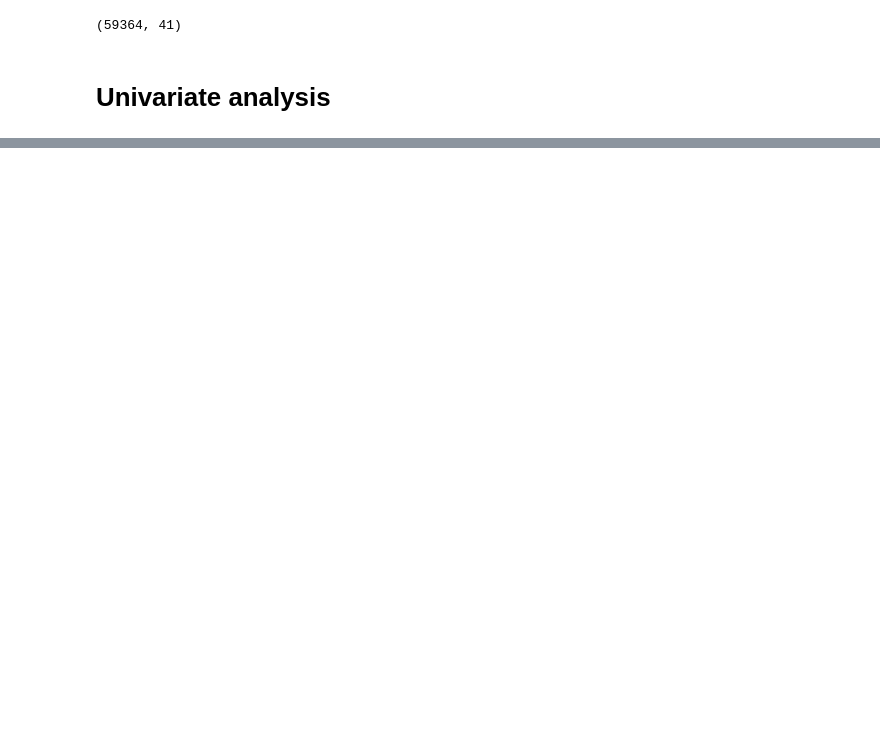
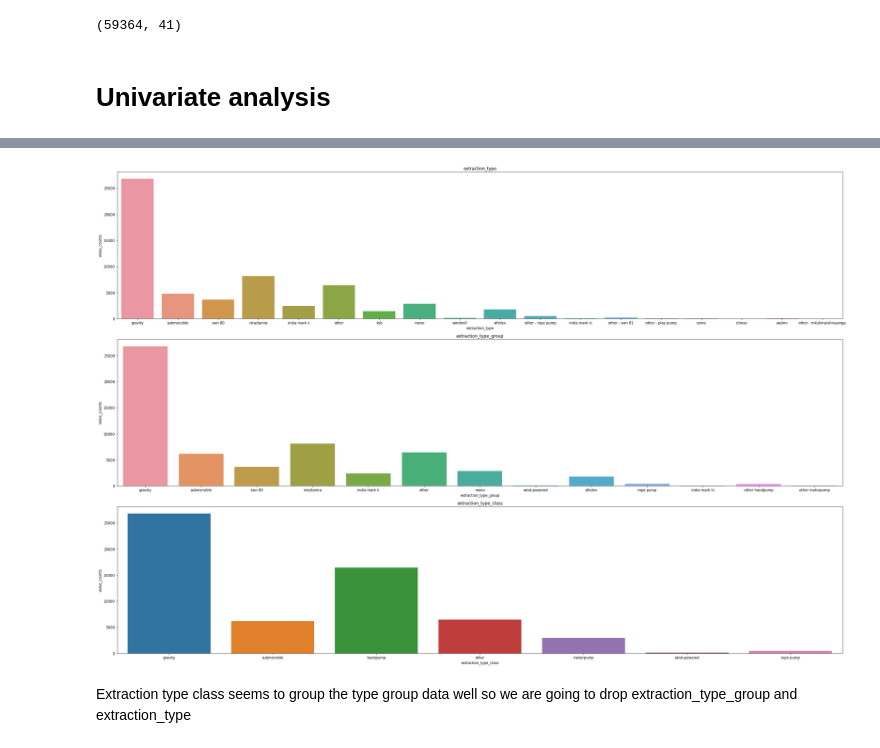
Before and after one commit to stephenmungai/phase3_project, a Jupyter notebook: index.ipynb, the cells around one changed output, grey strips where cells are left out. Drawn from its saved outputs; the diff is of its cells as text; code cells hidden in the pictures; blank space fills up the shorter version.

```diff
--- a/index.ipynb
+++ b/index.ipynb
@@ -370,0 +433,4 @@ Index(['status_group', 'date_recorded', 'funder', 'installer', 'wpt_name',
+# %%
+# we can remove one of these columns as they are duplicate of each other and also recorded by
+
+df_cleaned.drop(columns=["quantity_group",'recorded_by'], inplace = True)
@@ -370,0 +461,19 @@ Index(['status_group', 'date_recorded', 'funder', 'installer', 'wpt_name',
+# %%
+# checking extraction group value counts
+extraction_columns= ['extraction_type','extraction_type_group','extraction_type_class']
+
+fig,axes = plt.subplots( nrows= 3, ncols= 1, figsize = (30,20))
+
+axes= axes.flatten()
+for i,col in enumerate(extraction_columns):
+    sns.countplot(x= col, data = df_cleaned, ax=axes[i])
+    axes[i].set_title(col)
+    axes[i].set_xlabel(col)
+    axes[i].set_ylabel('value_counts')
+
+plt.tight_layout()
+plt.show()
+# %% [output]
+[figure, added]
+# %% [markdown]
+Extraction type class seems to group the type group data well so we are going to drop extraction_type_group and extraction_type
```
Also changed, not shown: parts of 85 cells of this notebook.
